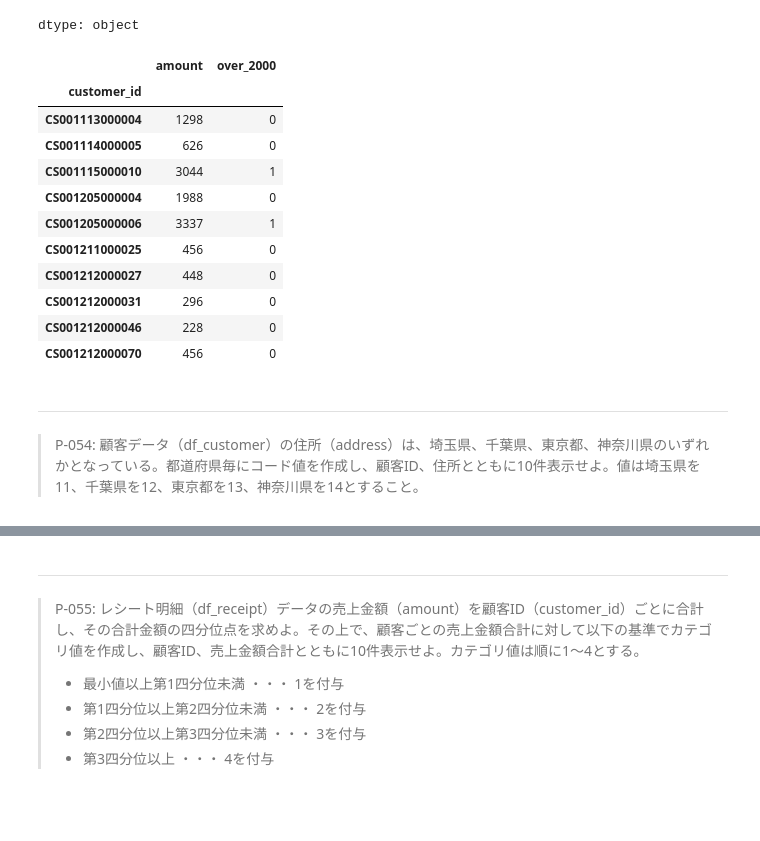
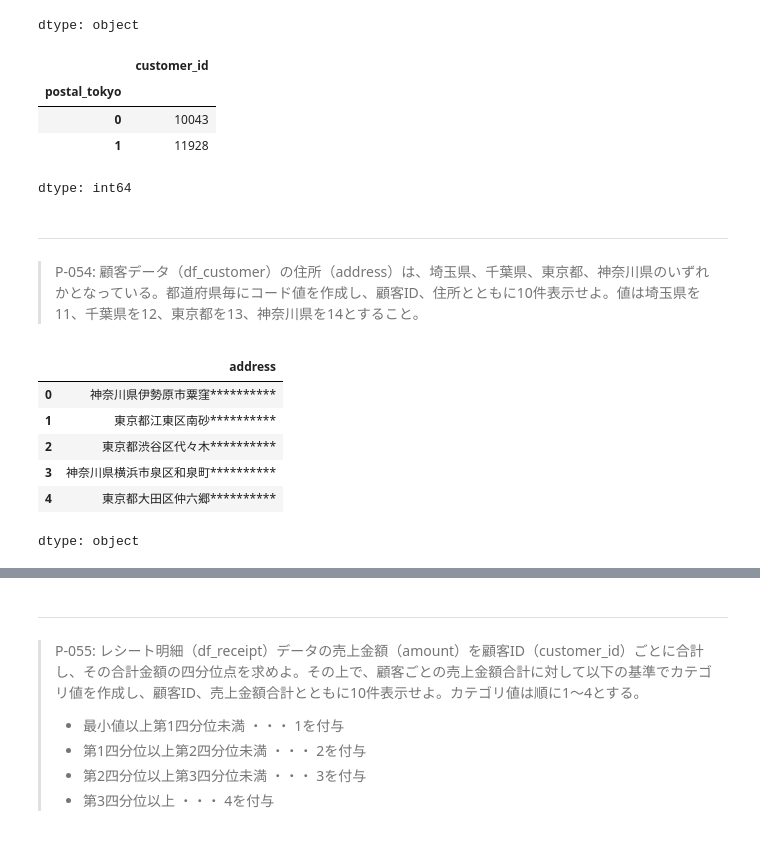
Before and after one commit to kichimura60/100knock, a Jupyter notebook: docker/work/preprocess_knock_Python.ipynb, the cells around one changed output, grey strips where cells are left out. Drawn from its saved outputs; the diff is of its cells as text; code cells hidden in the pictures; blank space fills up the shorter version.

```diff
--- a/docker/work/preprocess_knock_Python.ipynb
+++ b/docker/work/preprocess_knock_Python.ipynb
@@ -1256,32 +1264,41 @@ dtype: object
 # %%
 def is_tokyo(postal_cd):
   '''
   住所が東京か判定
   '''
-
+  is_tokyo = 0
+  if int(postal_cd[:3])<=209:
+    is_tokyo = 1
+  return is_tokyo
 
 (
     df_customer
     .query('not(customer_id.str.startswith("Z"))')
-    .assign(postal_tokyo=lambda x: (x['postal_cd']>=2000).astype(int))
-    .groupby('customer_id')
-    .sum(numeric_only=True)
-    [['amount', 'over_2000']]
+    .assign(postal_tokyo=lambda x: x['postal_cd'].apply(is_tokyo))
+    .merge(
+        df_receipt, on='customer_id', how='left'
+    )
+    .groupby('postal_tokyo')
+    .nunique()
+    ['customer_id']
     .head(10)
 )
 # %% [output]
-|  | amount | over_2000 |
-| customer_id |  |  |
-| CS001113000004 | 1298 | 0 |
-| CS001114000005 | 626 | 0 |
-| CS001115000010 | 3044 | 1 |
-| CS001205000004 | 1988 | 0 |
-| CS001205000006 | 3337 | 1 |
-| CS001211000025 | 456 | 0 |
-| CS001212000027 | 448 | 0 |
-| CS001212000031 | 296 | 0 |
-| CS001212000046 | 228 | 0 |
-| CS001212000070 | 456 | 0 |
+|  | customer_id |
+| postal_tokyo |  |
+| 0 | 10043 |
+| 1 | 11928 |
+dtype: int64
 # %% [markdown]
 ---
 > P-054: 顧客データ（df_customer）の住所（address）は、埼玉県、千葉県、東京都、神奈川県のいずれかとなっている。都道府県毎にコード値を作成し、顧客ID、住所とともに10件表示せよ。値は埼玉県を11、千葉県を12、東京都を13、神奈川県を14とすること。
+# %%
+df_customer['address'].head()
+# %% [output]
+|  | address |
+| 0 | 神奈川県伊勢原市粟窪********** |
+| 1 | 東京都江東区南砂********** |
+| 2 | 東京都渋谷区代々木********** |
+| 3 | 神奈川県横浜市泉区和泉町********** |
+| 4 | 東京都大田区仲六郷********** |
+dtype: object
```
Also changed, not shown: parts of 6 cells of this notebook.
